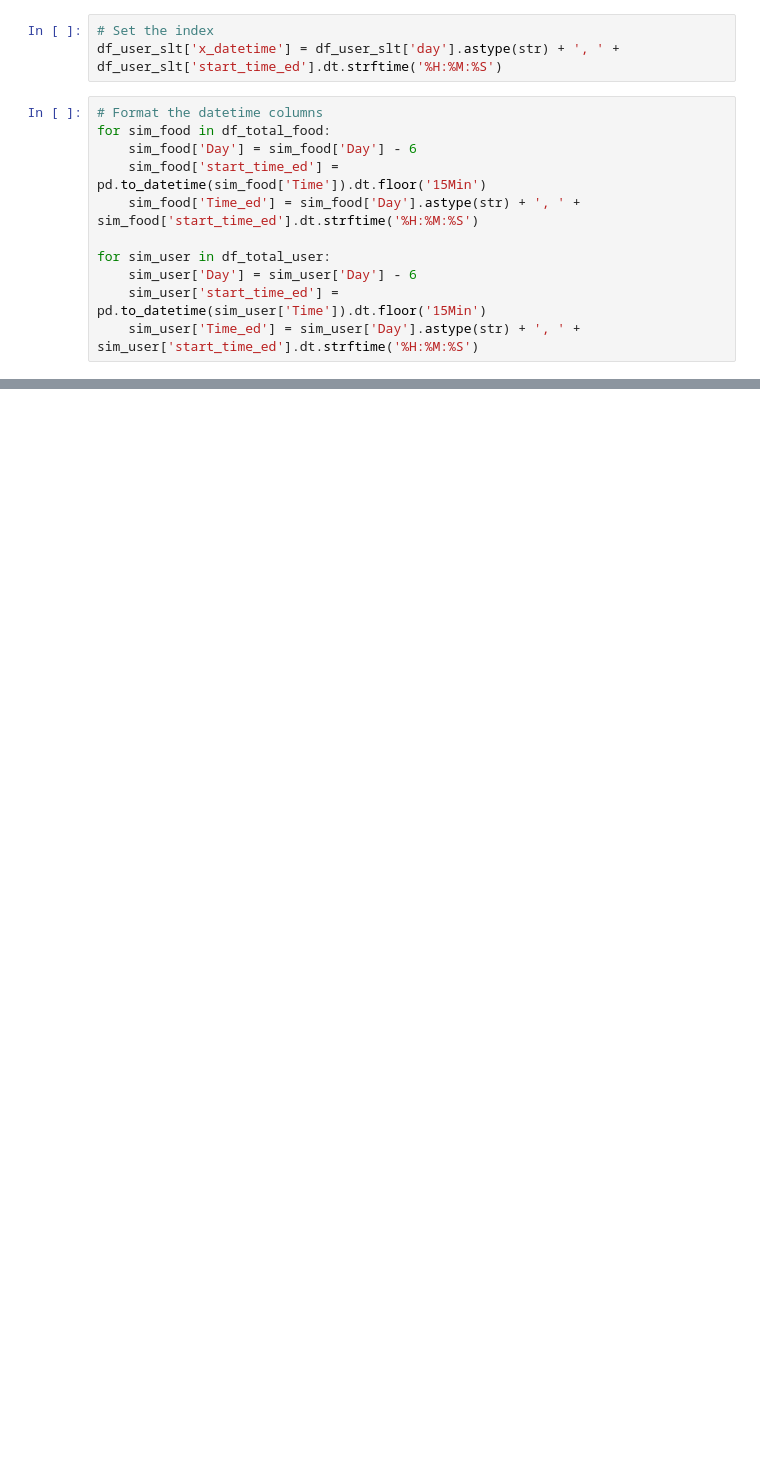
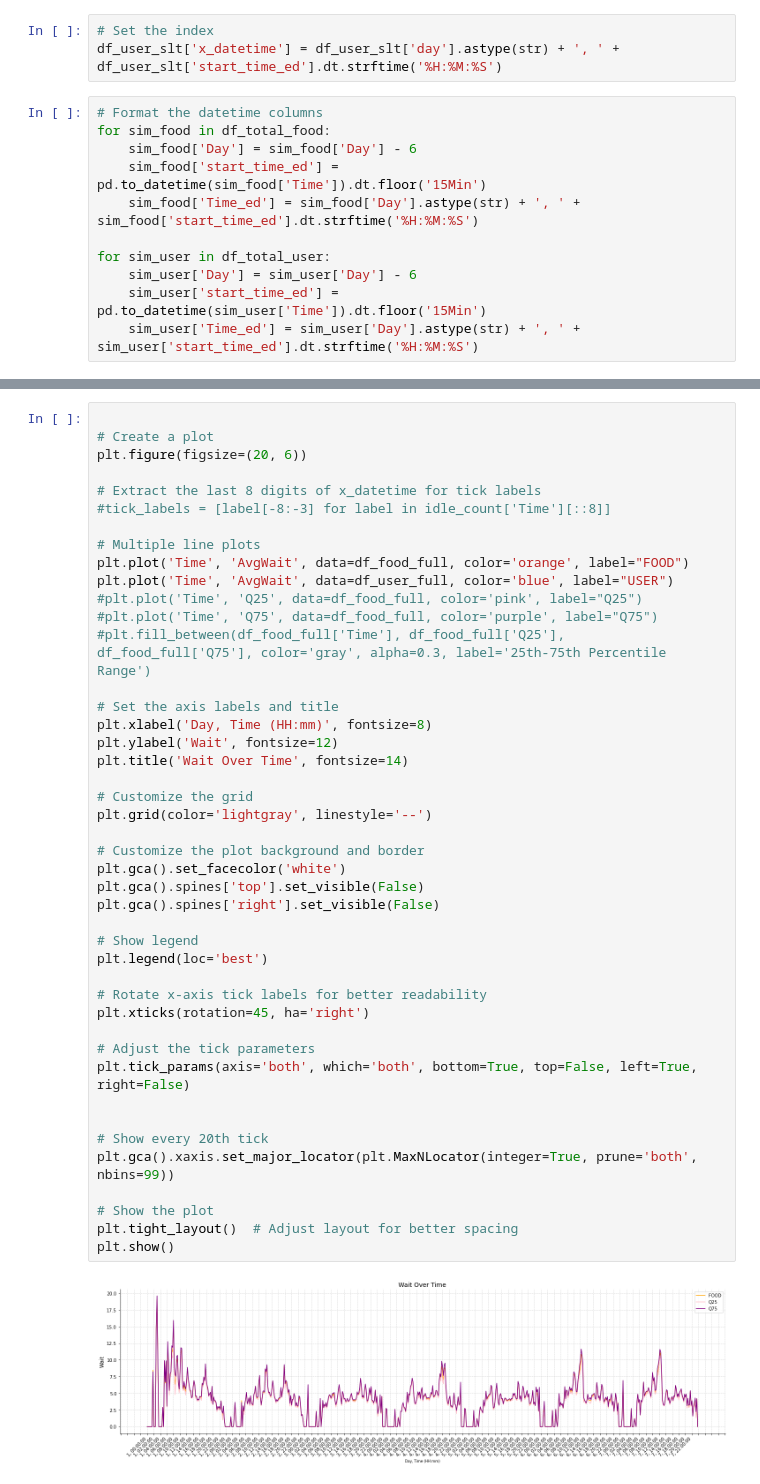
Before and after one commit to CityScope/MobilityTable_SanSebastian, a Jupyter notebook: postprocessing/results_main.ipynb, the cells around one changed output, grey strips where cells are left out. Saved outputs shown, nothing was run; the diff lists cells and outputs as text; blank space fills up the shorter version.

Commit message:
result plotting - avg wait

```diff
--- a/postprocessing/results_main.ipynb
+++ b/postprocessing/results_main.ipynb
@@ -440,0 +426,46 @@ sim_food
+# %%
+
+# Create a plot
+plt.figure(figsize=(20, 6))
+
+# Extract the last 8 digits of x_datetime for tick labels
+#tick_labels = [label[-8:-3] for label in idle_count['Time'][::8]]
+
+# Multiple line plots
+plt.plot('Time', 'AvgWait', data=df_food_full, color='orange', label="FOOD")
+plt.plot('Time', 'AvgWait', data=df_user_full, color='blue', label="USER")
+#plt.plot('Time', 'Q25', data=df_food_full, color='pink', label="Q25")
+#plt.plot('Time', 'Q75', data=df_food_full, color='purple', label="Q75")
+#plt.fill_between(df_food_full['Time'], df_food_full['Q25'], df_food_full['Q75'], color='gray', alpha=0.3, label='25th-75th Percentile Range')
+
+# Set the axis labels and title
+plt.xlabel('Day, Time (HH:mm)', fontsize=8)
+plt.ylabel('Wait', fontsize=12)
+plt.title('Wait Over Time', fontsize=14)
+
+# Customize the grid
+plt.grid(color='lightgray', linestyle='--')
+
+# Customize the plot background and border
+plt.gca().set_facecolor('white')
+plt.gca().spines['top'].set_visible(False)
+plt.gca().spines['right'].set_visible(False)
+
+# Show legend
+plt.legend(loc='best')
+
+# Rotate x-axis tick labels for better readability
+plt.xticks(rotation=45, ha='right')
+
+# Adjust the tick parameters
+plt.tick_params(axis='both', which='both', bottom=True, top=False, left=True, right=False)
+
+
+# Show every 20th tick
+plt.gca().xaxis.set_major_locator(plt.MaxNLocator(integer=True, prune='both', nbins=99))
+
+# Show the plot
+plt.tight_layout()  # Adjust layout for better spacing
+plt.show()
+# %% [output]
+[figure, added]
```
Also changed, not shown: parts of 12 cells of this notebook, 1 other file.
